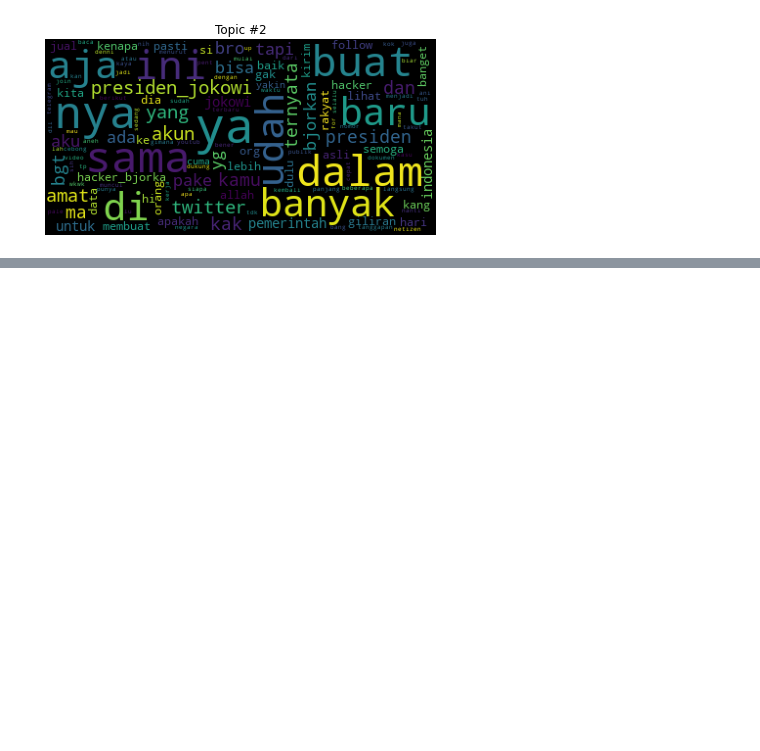
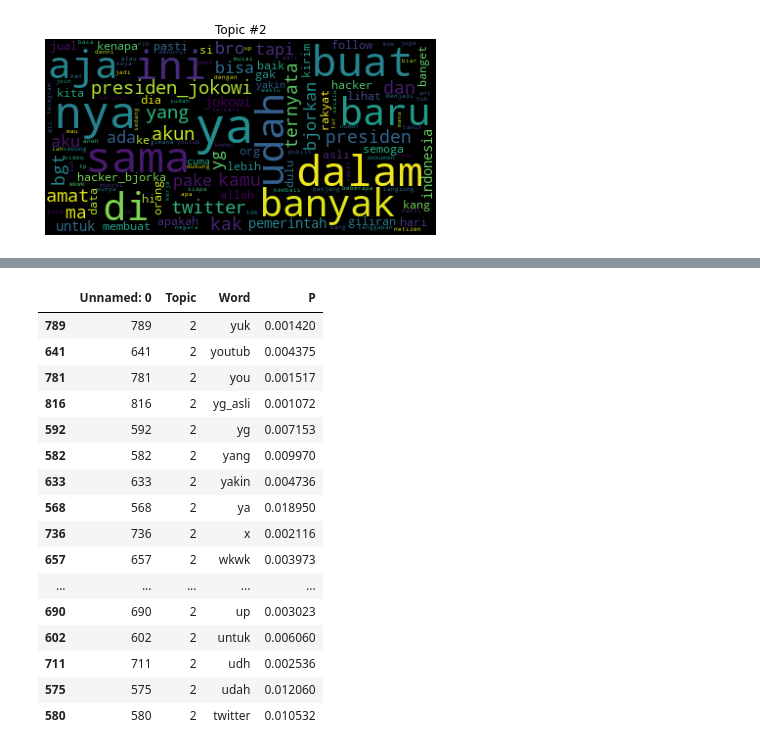
Before and after one commit to arifadli/Oprekan, a Jupyter notebook: Text Mining/ModLDA.ipynb, the cells around one changed output, grey strips where cells are left out. Drawn from its saved outputs; the diff is of its cells as text; code cells hidden in the pictures; blank space fills up the shorter version.

```diff
--- a/Text Mining/ModLDA.ipynb
+++ b/Text Mining/ModLDA.ipynb
@@ -634,0 +630,7 @@ data.plot_opts
+# %%
+# print all topics
+import pandas as pd
+dataset = "https://raw.githubusercontent.com/arifadli/Oprekan/main/Text%20Mining/top_words_revisian.csv"
+data = pd.read_csv(dataset,sep=',')
+data_sort = data.sort_index()
+data_sort.head()
@@ -634,0 +670,20 @@ data.plot_opts
+# %%
+data.sort_values(by=['Topic','Word'],ascending=False).head(20)
+# %% [output]
+|  | Unnamed: 0 | Topic | Word | P |
+| 789 | 789 | 2 | yuk | 0.001420 |
+| 641 | 641 | 2 | youtub | 0.004375 |
+| 781 | 781 | 2 | you | 0.001517 |
+| 816 | 816 | 2 | yg_asli | 0.001072 |
+| 592 | 592 | 2 | yg | 0.007153 |
+| 582 | 582 | 2 | yang | 0.009970 |
+| 633 | 633 | 2 | yakin | 0.004736 |
+| 568 | 568 | 2 | ya | 0.018950 |
+| 736 | 736 | 2 | x | 0.002116 |
+| 657 | 657 | 2 | wkwk | 0.003973 |
+| ... | ... | ... | ... | ... |
+| 690 | 690 | 2 | up | 0.003023 |
+| 602 | 602 | 2 | untuk | 0.006060 |
+| 711 | 711 | 2 | udh | 0.002536 |
+| 575 | 575 | 2 | udah | 0.012060 |
+| 580 | 580 | 2 | twitter | 0.010532 |
```
Also changed, not shown: parts of 4 cells of this notebook.
